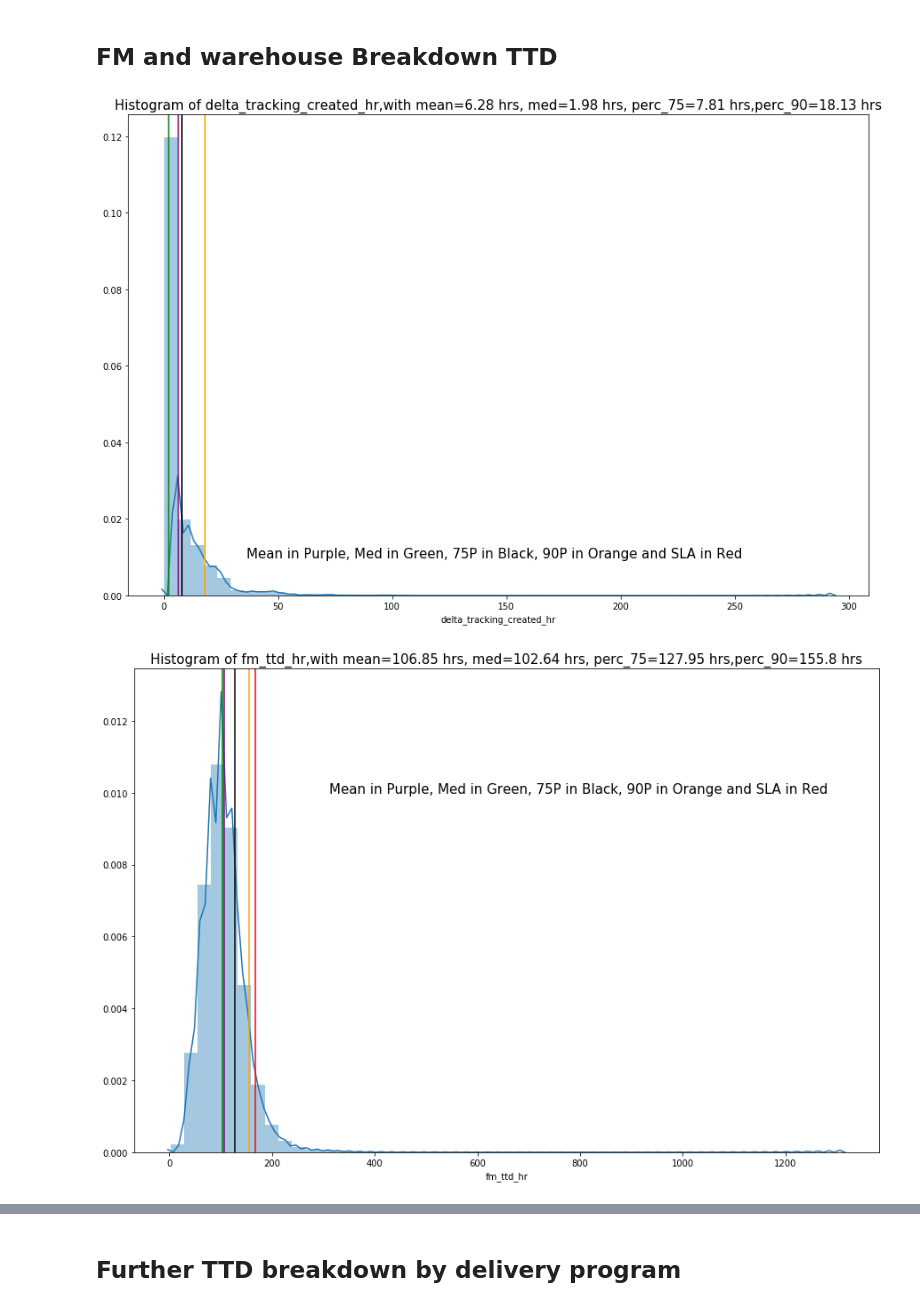
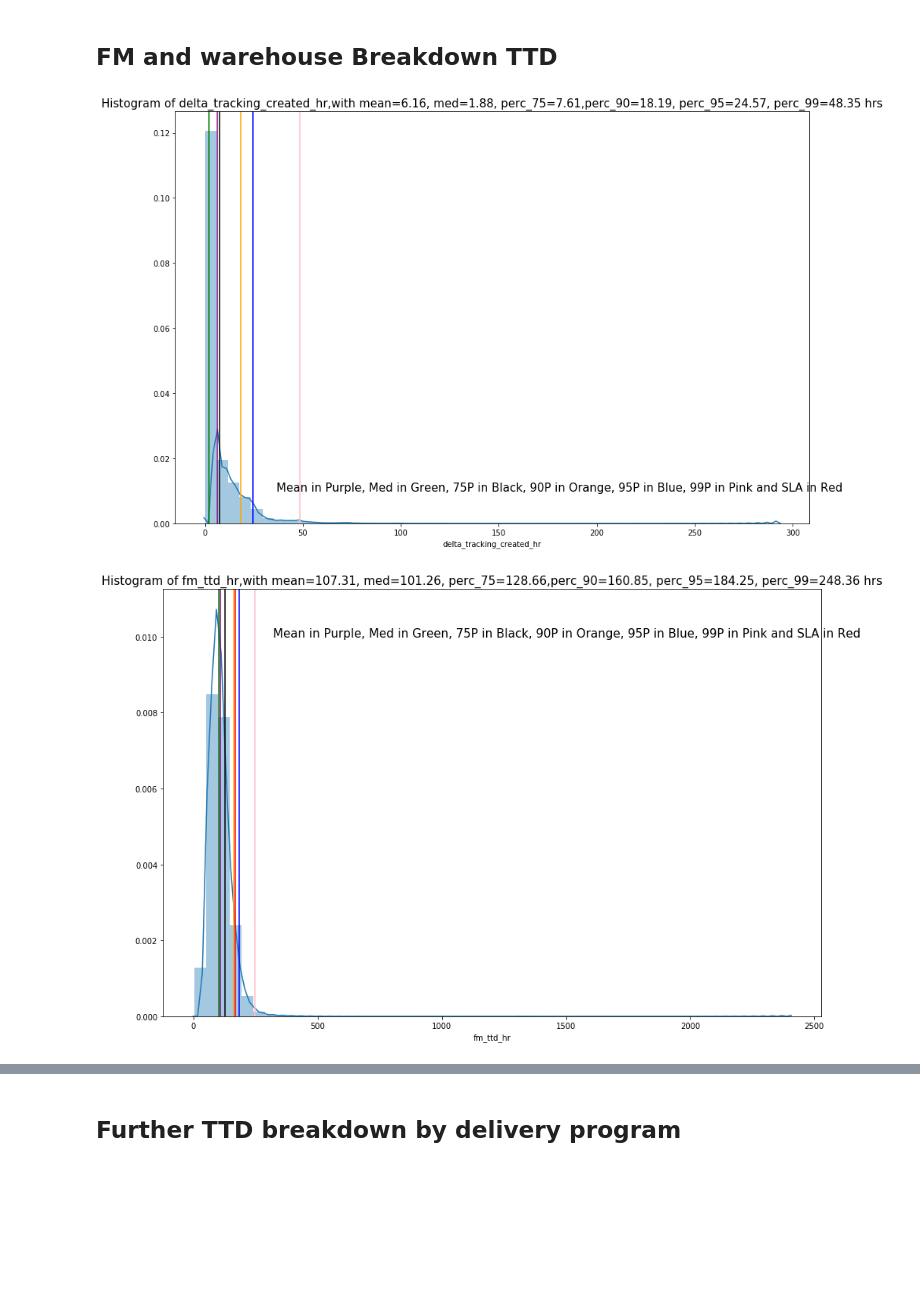
Before and after one commit to zzhang-wish/zzhang_logistics, a Jupyter notebook: FM_and_Warehouse/FM and warehouse TTD distribution.ipynb, the cells around one changed output, grey strips where cells are left out. Saved outputs shown, nothing was run; the diff lists cells and outputs as text; code cells hidden in the pictures; blank space fills up the shorter version.

```diff
--- a/FM_and_Warehouse/FM and warehouse TTD distribution.ipynb
+++ b/FM_and_Warehouse/FM and warehouse TTD distribution.ipynb
@@ -31,9 +31,11 @@ SELECT delivery_program,
        round((ts_tracking_created_from_t - ts_fm_track_created_from_w)/3600.00 , 2) as delta_tracking_created_hr,
 
        round((ts_fm_arrive_epc_warehouse_from_w - ts_released_from_t)/3600.00 , 2)as fm_ttd_hr,
+       round((ts_fm_carrier_pickup_from_w - ts_released_from_t)/3600.00 , 2)as fm_release_to_pickup_ttd_hr,
        round((ts_fm_track_created_from_w - ts_released_from_t)/3600.00 , 2)as fm_release_track_ttd_hr,
        round((ts_fm_carrier_pickup_from_w - ts_fm_track_created_from_w)/3600.00 , 2)as fm_track_pickup_ttd_hr,
        round((ts_fm_arrive_epc_warehouse_from_w - ts_fm_carrier_pickup_from_w)/3600.00 , 2)as fm_pickup_warehouse_ttd_hr,
+
 
        round((ts_lm_depart_epc_warehouse_from_w - ts_fm_arrive_epc_warehouse_from_w)/3600.00 , 2) as warehouse_ttd_hr,
        round((ts_lm_track_created_from_w - ts_fm_arrive_epc_warehouse_from_w)/3600.00 , 2) as warehouse_track_ttd_hr,
@@ -41,6 +43,7 @@ SELECT delivery_program,
        round((ts_lm_depart_epc_warehouse_from_w - ts_lm_combine_complete_from_w)/3600.00 , 2) as warehouse_combine_depart_ttd_hr
 
 from analytics.fm_warehouse_base1
+where TD_TIME_RANGE(ts_released_from_t, '2019-11-15 00:00:00', '2020-01-15 00:00:00', 'America/Los_Angeles')
 '''
                 #,job_id=688354315
                 )
@@ -78,28 +81,32 @@ plt.show()
 # %% [markdown]
 ## FM and warehouse Breakdown TTD
 # %%
-checkpoint_list = ['delta_tracking_created_hr','fm_ttd_hr','fm_release_track_ttd_hr','fm_track_pickup_ttd_hr','fm_pickup_warehouse_ttd_hr',
+checkpoint_list = ['delta_tracking_created_hr','fm_ttd_hr','fm_release_to_pickup_ttd_hr','fm_release_track_ttd_hr','fm_track_pickup_ttd_hr','fm_pickup_warehouse_ttd_hr',
              'warehouse_ttd_hr','warehouse_track_ttd_hr','warehouse_track_combine_ttd_hr','warehouse_combine_depart_ttd_hr']
 
 for cp in checkpoint_list:
     avg = round(df.loc[df[cp].notnull(),cp].mean(),2)
     perc_50 = round(df.loc[df[cp].notnull(),cp].median(),2)
     perc_75= round(df.loc[df[cp].notnull(),cp].quantile(0.75),2)
-    perc_90= round(df.loc[df[cp].notnull(),cp].quantile(0.9),2)
+    perc_90= round(df.loc[df[cp].notnull(),cp].quantile(0.90),2)
+    perc_95= round(df.loc[df[cp].notnull(),cp].quantile(0.95),2)
+    perc_99= round(df.loc[df[cp].notnull(),cp].quantile(0.99),2)
 
     plt.figure(figsize=(15,10))
 #    sns.set(rc={'figure.figsize':(12,10)})
     sns.distplot(df.loc[df[cp].notnull(),cp], hist=True, kde=True, bins=50)
 
-    plt.title('Histogram of %s,with mean=%s hrs, med=%s hrs, perc_75=%s hrs,perc_90=%s hrs' %(cp,avg,perc_50,perc_75,perc_90), size = 15)
+    plt.title('Histogram of %s,with mean=%s, med=%s, perc_75=%s,perc_90=%s, perc_95=%s, perc_99=%s hrs' %(cp,avg,perc_50,perc_75,perc_90,perc_95,perc_99), size = 15)
     plt.axvline(avg, 0, 1, color='purple')
     plt.axvline(perc_50, 0, 1, color='green')
     plt.axvline(perc_75, 0, 1,color='black')
     plt.axvline(perc_90, 0, 1, color='orange')
+    plt.axvline(perc_95, 0, 1, color='blue')
+    plt.axvline(perc_99, 0, 1, color='pink')
     if cp in ['fm_ttd_hr','warehouse_ttd_hr']:
         plt.axvline(7*24, 0, 1, color='red')
-    plt.text(perc_90*2,0.010,'Mean in Purple, Med in Green, 75P in Black, 90P in Orange and SLA in Red',size=15)
+    plt.text(perc_90*2,0.010,'Mean in Purple, Med in Green, 75P in Black, 90P in Orange, 95P in Blue, 99P in Pink and SLA in Red',size=15)
     plt.show()
 # %% [output]
-[figure, old version]
+[figure, new version]
-[figure, old version]
+[figure, new version]
```
Also changed, not shown: parts of 4 cells of this notebook.
